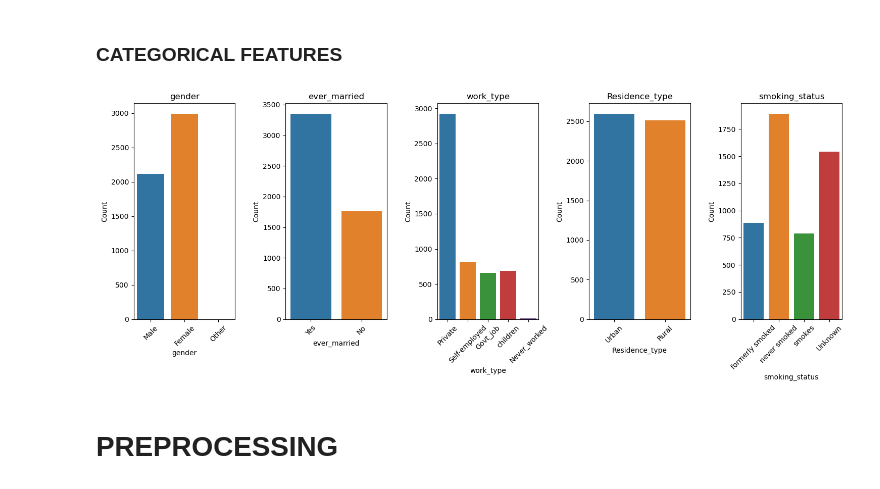
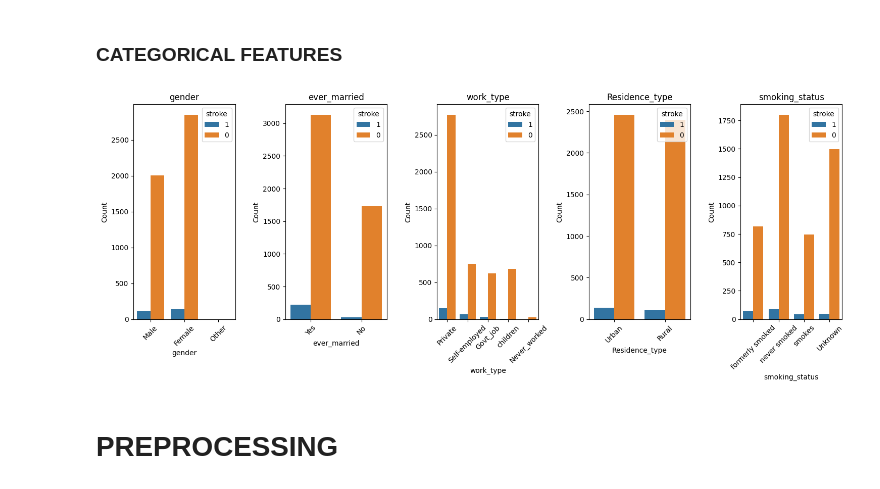
Before and after one commit to niranjankumarnk/ML_Stroke_Prediction-, a Jupyter notebook: Project_work/Notebook.ipynb, the cells around one changed output. Drawn from its saved outputs; the diff is of its cells as text; code cells hidden in the pictures.

```diff
--- a/Project_work/Notebook.ipynb
+++ b/Project_work/Notebook.ipynb
@@ -152,18 +165,20 @@ sns.pairplot(df[Numerical_columns], hue = 'stroke')
 # %%
 num_features = len(Categorical_columns)
 fig, axes = plt.subplots(nrows=1, ncols=num_features, figsize=(15, 6))
 
+df['stroke'] = df['stroke'].astype(str)
+
 for i, feature in enumerate(Categorical_columns):
-    sns.countplot(x=df[feature], ax=axes[i])
+    sns.countplot(x=df[feature], ax=axes[i], hue =df['stroke'])
     axes[i].set_title(f'{feature}')
     axes[i].set_xlabel(feature)
     axes[i].set_ylabel('Count')
     axes[i].tick_params(axis='x', rotation=45)
 
 plt.tight_layout()
 plt.show()
 # %% [output]
-[figure, old version]
+[figure, new version]
 # %% [markdown]
 # **PREPROCESSING**
 # %% [markdown]
```
Also changed, not shown: parts of 61 cells of this notebook, 1 other file.
